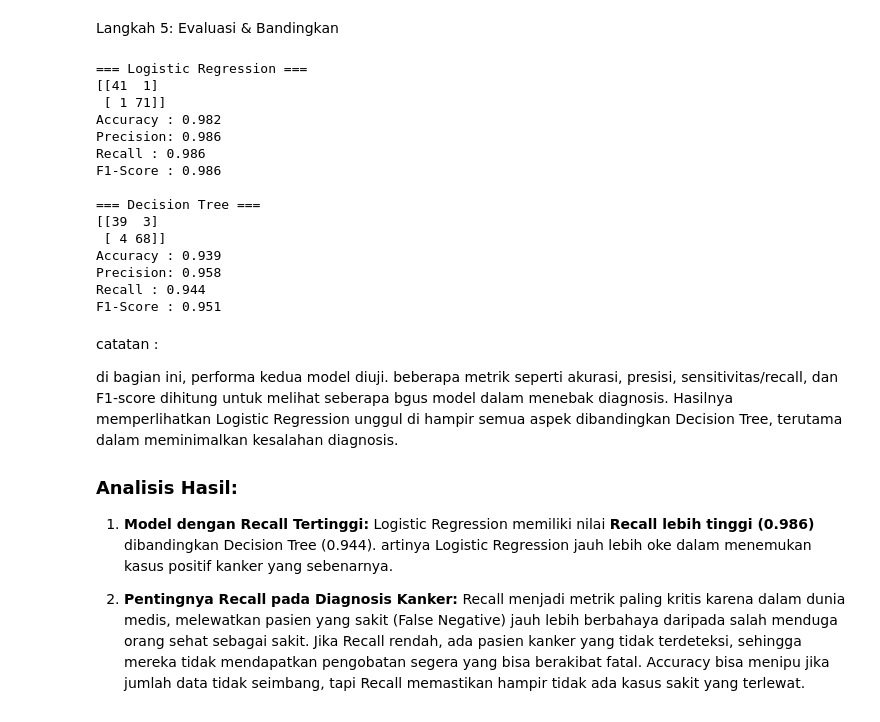
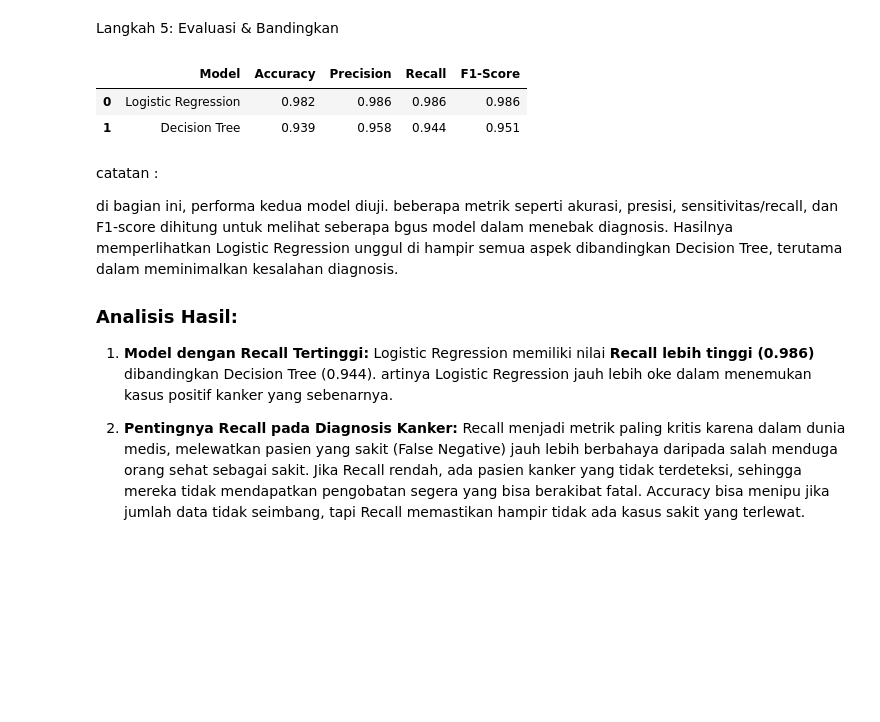
Before and after one commit to sulthanalihsan/data-science-2026, a Jupyter notebook: Pertemuan9_Muhamad_Sulthan_Al_Ihsan_250401020154.ipynb, the cells around one changed output. Saved outputs shown, nothing was run; the diff lists cells and outputs as text; code cells hidden in the pictures; blank space fills up the shorter version.

```diff
--- a/Pertemuan9_Muhamad_Sulthan_Al_Ihsan_250401020154.ipynb
+++ b/Pertemuan9_Muhamad_Sulthan_Al_Ihsan_250401020154.ipynb
@@ -206,33 +206,29 @@ di bagian ini, pembuatan model Decision Tree dimulai dengan membatasi kedalaman
 # %% [markdown]
 Langkah 5: Evaluasi & Bandingkan
 # %%
-from sklearn.metrics import (confusion_matrix,
-accuracy_score, precision_score,
-recall_score, f1_score)
-for name, y_pred in [('Logistic Regression', y_pred_log),
-('Decision Tree', y_pred_tree)]:
-  print(f"\n=== {name} ===")
-  print(confusion_matrix(y_test, y_pred))
-  print(f"Accuracy : {accuracy_score(y_test, y_pred):.3f}")
-  print(f"Precision: {precision_score(y_test, y_pred):.3f}")
-  print(f"Recall : {recall_score(y_test, y_pred):.3f}")
-  print(f"F1-Score : {f1_score(y_test, y_pred):.3f}")
+from sklearn.metrics import accuracy_score, precision_score, recall_score, f1_score
+import pandas as pd
+
+# Menyiapkan list untuk menyimpan hasil
+results = []
+
+# Iterasi untuk menghitung metrik setiap model
+for name, y_pred in [('Logistic Regression', y_pred_log), ('Decision Tree', y_pred_tree)]:
+    results.append({
+        'Model': name,
+        'Accuracy': accuracy_score(y_test, y_pred),
+        'Precision': precision_score(y_test, y_pred),
+        'Recall': recall_score(y_test, y_pred),
+        'F1-Score': f1_score(y_test, y_pred)
+    })
+
+# Membuat DataFrame dan menampilkannya sebagai tabel
+df_results = pd.DataFrame(results)
+display(df_results.round(3))
 # %% [output]
-=== Logistic Regression ===
-[[41  1]
- [ 1 71]]
-Accuracy : 0.982
-Precision: 0.986
-Recall : 0.986
-F1-Score : 0.986
-
-=== Decision Tree ===
-[[39  3]
- [ 4 68]]
-Accuracy : 0.939
-Precision: 0.958
-Recall : 0.944
-F1-Score : 0.951
+|  | Model | Accuracy | Precision | Recall | F1-Score |
+| 0 | Logistic Regression | 0.982 | 0.986 | 0.986 | 0.986 |
+| 1 | Decision Tree | 0.939 | 0.958 | 0.944 | 0.951 |
 # %% [markdown]
 catatan :
 
```
